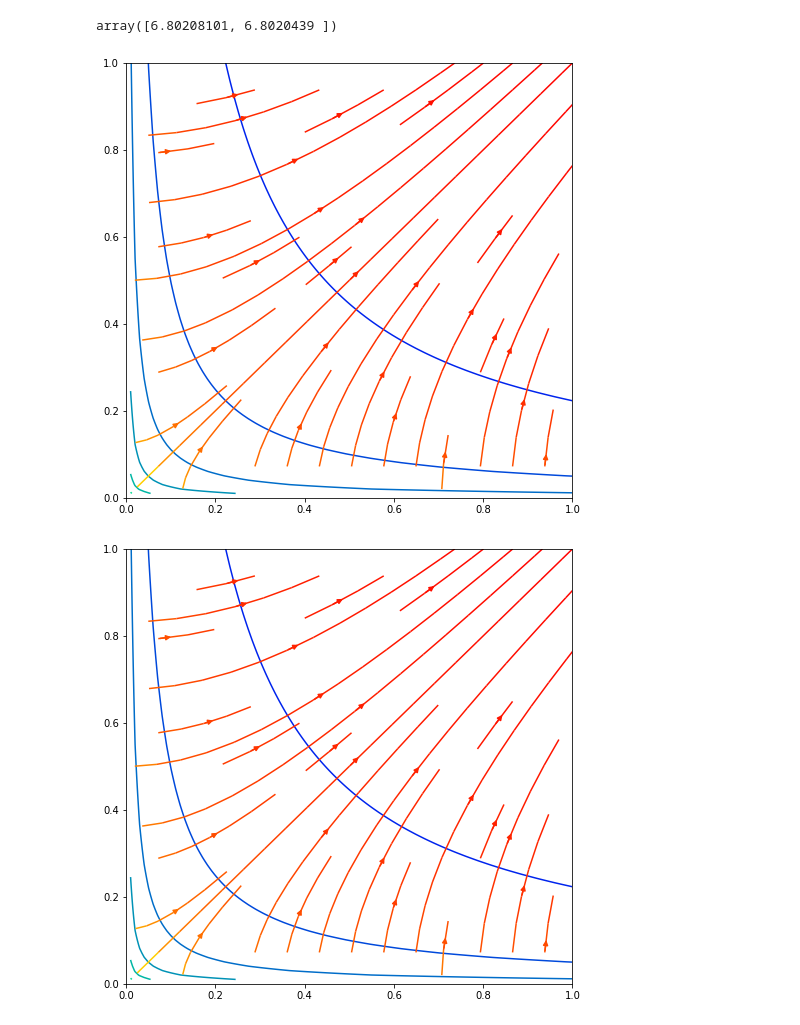
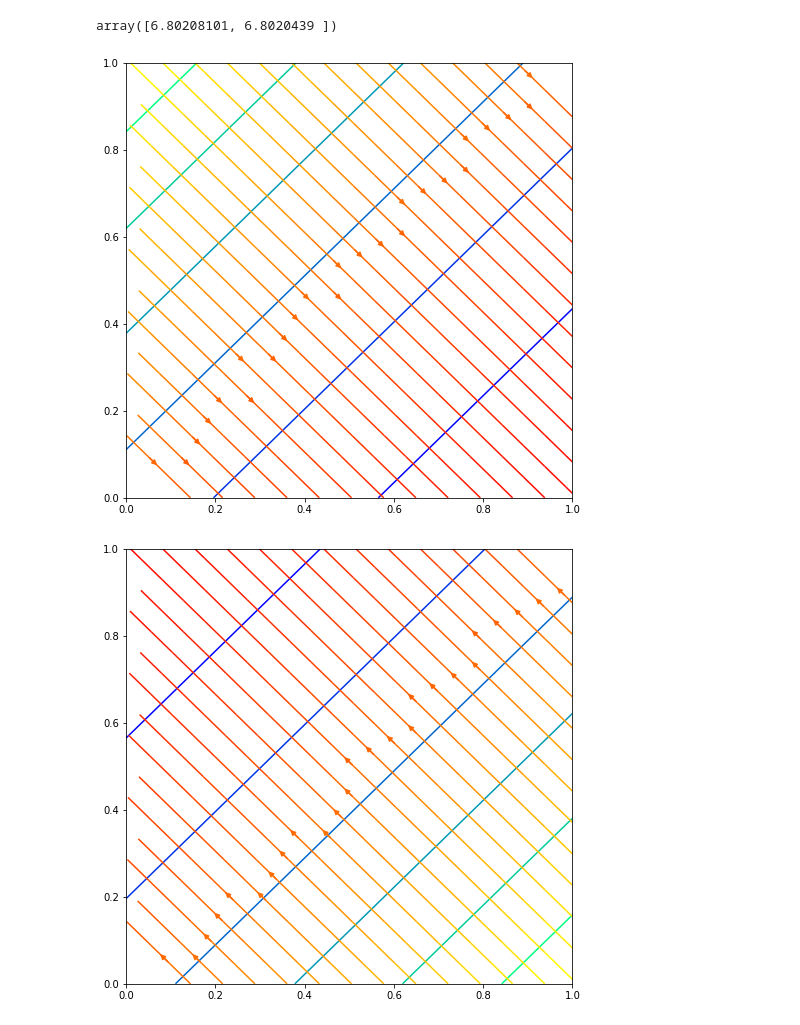
Before and after one commit to act65/masters-thesis, a Jupyter notebook: sprints/disentangle/geometry.ipynb, the cells around one changed output. Saved outputs shown, nothing was run; the diff lists cells and outputs as text; code cells hidden in the pictures.

```diff
--- a/sprints/disentangle/geometry.ipynb
+++ b/sprints/disentangle/geometry.ipynb
@@ -77,21 +81,24 @@ TC(tf.random_normal([2, 10]))
 # %% [output]
 array([6.80208101, 6.8020439 ])
 # %%
-def CE(x, t):
-    return tf.reduce_sum(-t*tf.log(x), axis=1)
+def softmax(x):
+    return tf.exp(x)/tf.reduce_sum(tf.exp(x), axis=1, keep_dims=True)
+
+def CE(p, t):
+    return -t*tf.log(p[:, 0]) - (1-t)*tf.log(p[:, 1])
 
 n = 100
 x = y = tf.linspace(0.0, 1.0, n)
 X, Y = tf.meshgrid(x, y)
 x = tf.reshape(X, [-1])
 y = tf.reshape(Y, [-1])
 z = tf.stack([x, y],axis=1)
 
-l, dldz = calc(z, lambda x: CE(x, t=1.0))
+l, dldz = calc(z, lambda x: CE(softmax(x), t=1.0))
 plotter(X, Y, l, dldz)
 
-l, dldz = calc(z, lambda x: CE(x, t=1e-8))
+l, dldz = calc(z, lambda x: CE(softmax(x), t=0.0))
 plotter(X, Y, l, dldz)
 # %% [output]
-[figure, old version]
+[figure, new version]
-[figure, old version]
+[figure, new version]
```
Also changed, not shown: parts of 7 cells of this notebook, 12 other files.
